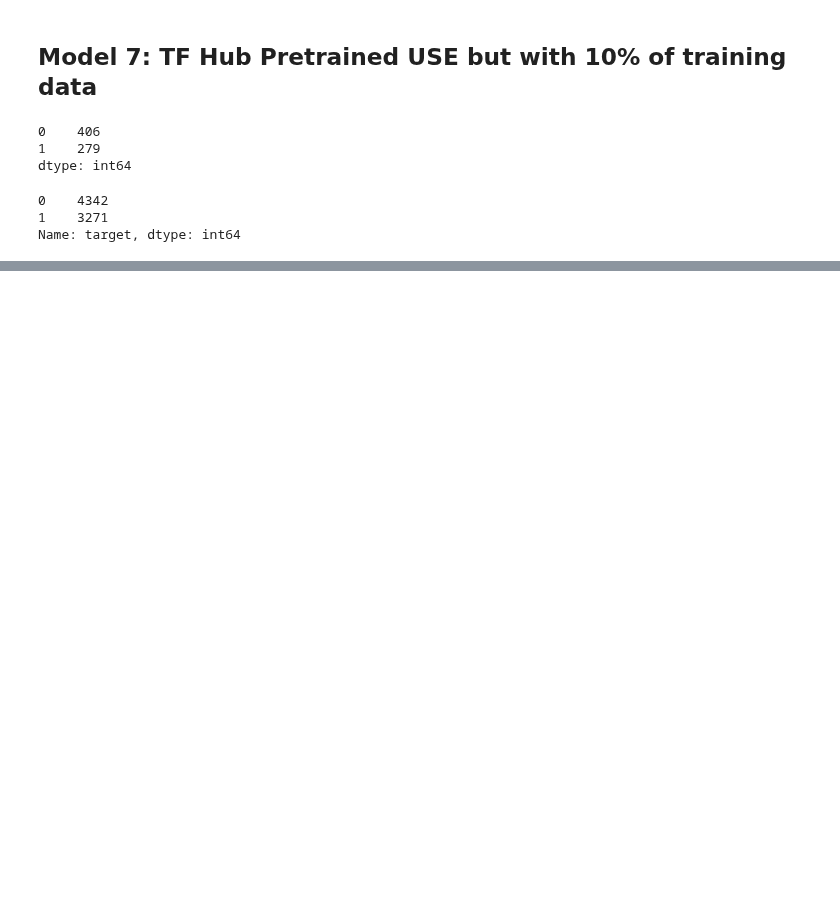
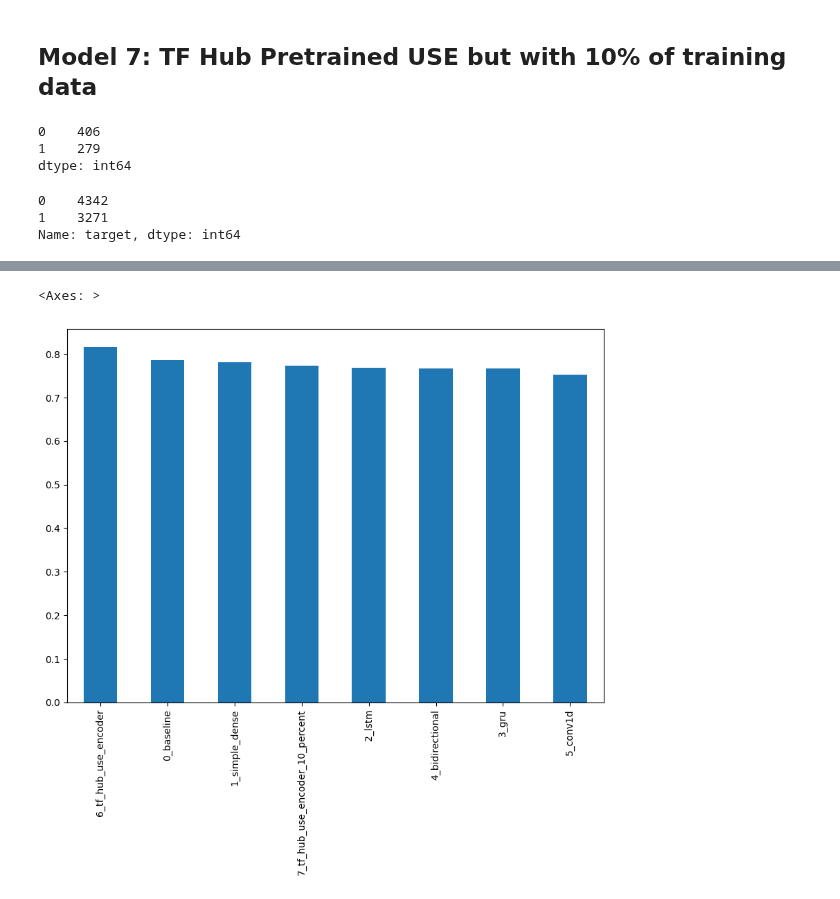
Before and after one commit to sakshamkumar1/tensorflow-notebooks, a Jupyter notebook: 08_introduction_to_nlp_in_tensorflow.ipynb, the cells around one changed output, grey strips where cells are left out. Saved outputs shown, nothing was run; the diff lists cells and outputs as text; code cells hidden in the pictures; blank space fills up the shorter version.

```diff
--- a/08_introduction_to_nlp_in_tensorflow.ipynb
+++ b/08_introduction_to_nlp_in_tensorflow.ipynb
@@ -890,0 +1037,5 @@ Name: target, dtype: int64
+# %%
+all_model_results.sort_values("f1", ascending=False)["f1"].plot.bar(figsize=(10, 7))
+# %% [output]
+<Axes: >
+[figure, added]
```
Also changed, not shown: parts of 41 cells of this notebook.
